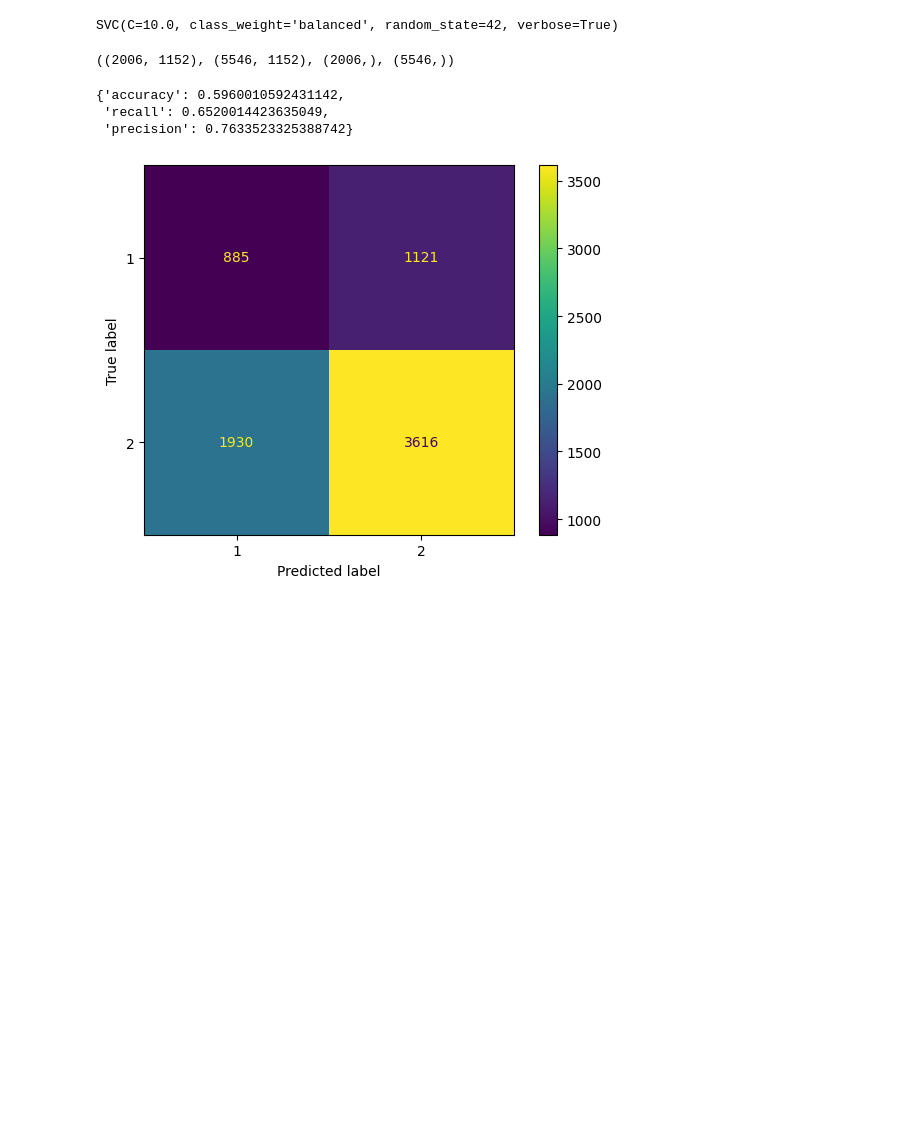
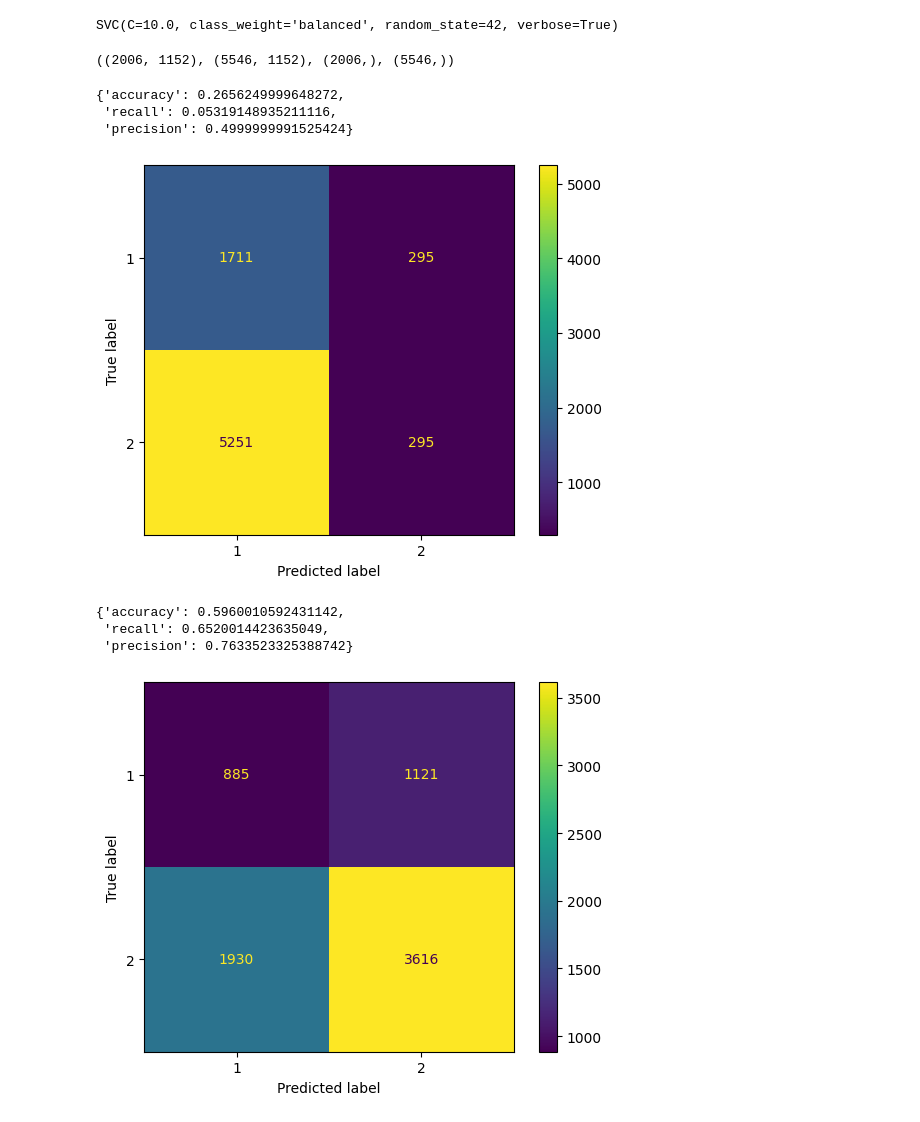
Before and after one commit to balazsmorv/fmri_classifier, a Jupyter notebook: Notebook experiments/Transforms/Procrustes.ipynb, the cells around one changed output. Cells and saved outputs as stored; diff of their text form; code cells hidden in the pictures; blank space fills up the shorter version.

```diff
--- a/Notebook experiments/Transforms/Procrustes.ipynb
+++ b/Notebook experiments/Transforms/Procrustes.ipynb
@@ -80,6 +77,23 @@ X_um1_test_1.shape, X_um1_test_2.shape, y1.shape, y2.shape
 # %%
 X_test = np.concatenate([X_um1_test_1, X_um1_test_2])
 y_test = np.concatenate([y1, y2])
+# %%
+test_predictions = model.predict(X_test)
+cm = confusion_matrix(y_test, test_predictions, labels=model.classes_)
+display = ConfusionMatrixDisplay(confusion_matrix=cm, display_labels=model.classes_)
+display.plot()
+tn, fp, fn, tp = cm.ravel()
+metrics = {
+    'accuracy': ((tp + tn) / (tp + tn + fp + fn + 1e-6)),
+    'recall': (tp / (tp + fn + 1e-6)),
+    'precision': (tp / (tp + fp + 1e-6))
+}
+metrics
+# %% [output]
+{'accuracy': 0.2656249999648272,
+ 'recall': 0.05319148935211116,
+ 'precision': 0.4999999991525424}
+[figure, added]
 # %%
 X_test = X_test @ R
 # %%
```
Also changed, not shown: parts of 1 cell of this notebook, 3 other files.
